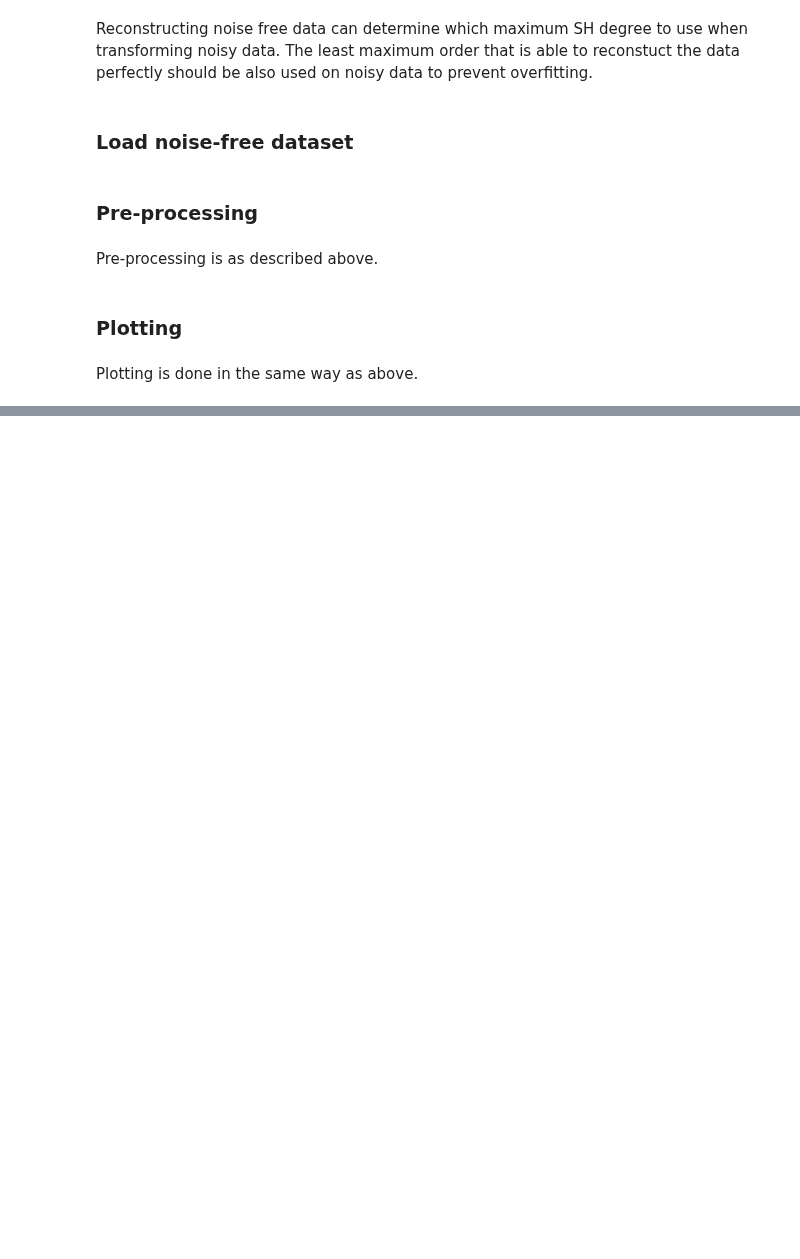
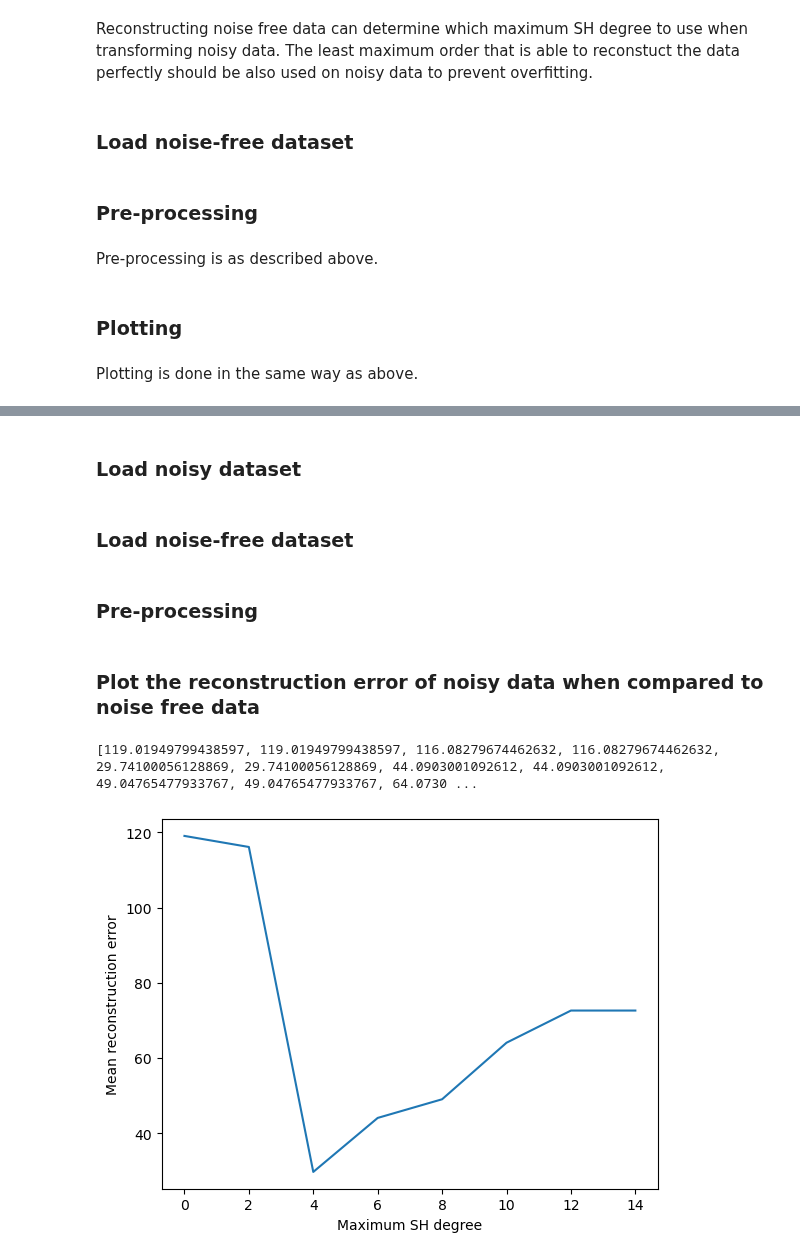
Before and after one commit to AlesRessler/AlesMScProject, a Jupyter notebook: 06 Spherical harmonics visualisation.ipynb, the cells around one changed output, grey strips where cells are left out. Saved outputs shown, nothing was run; the diff lists cells and outputs as text; code cells hidden in the pictures; blank space fills up the shorter version.

```diff
--- a/06 Spherical harmonics visualisation.ipynb
+++ b/06 Spherical harmonics visualisation.ipynb
@@ -243,0 +301,25 @@ print(all_mean_reconstruction_errors)
+# %% [markdown]
+### Load noisy dataset
+# %%
+bvals_noisy, qhat_noisy, dwis_noisy = load_dt_simulated.load_dt_simulated_multiple_populations(number_of_data_points=90, b_value=1000, b_0_signal=3000, include_b_0=False, noise_standard_deviation=100, eigenvalues=[(0.00260348, 0.00026138, 0.00013102),(0.00026138, 0.00260348, 0.00013102),(0.00026138, 0.00026138, 0.00260348)], eigenvectors=[None,None,None], fractions=[0.333,0.333,0.333], seed=1)
+# %% [markdown]
+### Load noise-free dataset
+# %%
+bvals_noise_free, qhat_noise_free, dwis_noise_free = load_dt_simulated.load_dt_simulated_multiple_populations(number_of_data_points=90, b_value=1000, b_0_signal=3000, include_b_0=False, noise_standard_deviation=0, eigenvalues=[(0.00260348, 0.00026138, 0.00013102),(0.00026138, 0.00260348, 0.00013102),(0.00026138, 0.00026138, 0.00260348)], eigenvectors=[None,None,None], fractions=[0.333,0.333,0.333], seed=1)
+# %% [markdown]
+### Pre-processing
+# %%
+bvals_noisy, qhat_noisy, dwis_noisy = extend_dataset_with_origin_reflections(bvals_noisy, qhat_noisy, dwis_noisy)
+thetas_noisy, phis_noisy = convert_coords_from_cartesian_to_spherical(qhat_noisy)
+voxel_noisy = dwis_noisy
+
+bvals_noise_free, qhat_noise_free, dwis_noise_free = extend_dataset_with_origin_reflections(bvals_noise_free, qhat_noise_free, dwis_noise_free)
+thetas_noise_free, phis_noise_free = convert_coords_from_cartesian_to_spherical(qhat_noise_free)
+voxel_noise_free = dwis_noise_free
+# %% [markdown]
+### Plot the reconstruction error of noisy data when compared to noise free data
+# %%
+plot_reconstruction_error_using_spherical_harmonics_up_to_degree(measurements=voxel_noisy, thetas=thetas_noisy, phis=phis_noisy, max_degree_upper_limit=16, comparison_measurements=voxel_noise_free)
+# %% [output]
+[119.01949799438597, 119.01949799438597, 116.08279674462632, 116.08279674462632, 29.74100056128869, 29.74100056128869, 44.0903001092612, 44.0903001092612, 49.04765477933767, 49.04765477933767, 64.0730 ...
+[figure, added]
```
Also changed, not shown: parts of 24 cells of this notebook, 1 other file.
